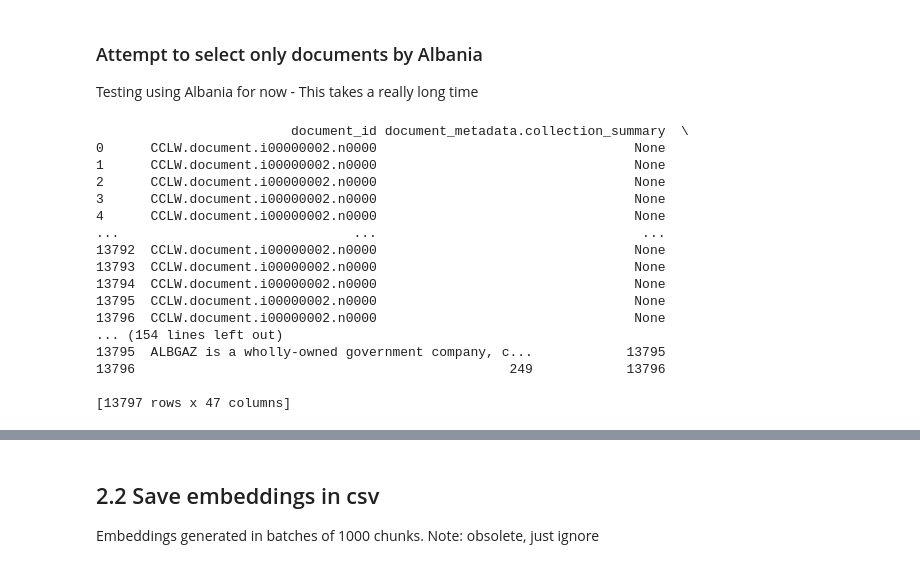
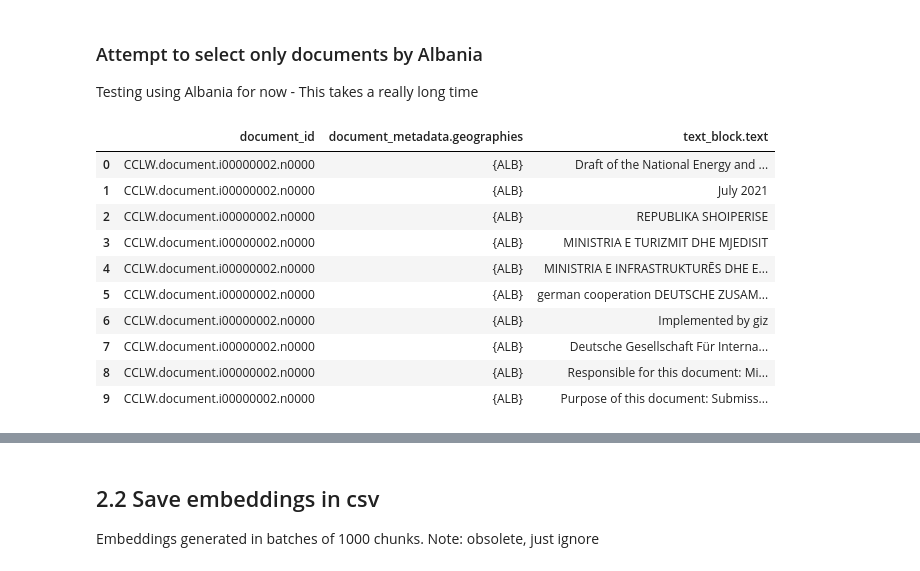
Before and after one commit to lse-ds205/rag-fact-sheets, a Jupyter notebook: NB01-Create-Embeddings.ipynb, the cells around one changed output, grey strips where cells are left out. Cells and saved outputs as stored; diff of their text form; code cells hidden in the pictures.

```diff
--- a/NB01-Create-Embeddings.ipynb
+++ b/NB01-Create-Embeddings.ipynb
@@ -179,23 +179,17 @@ geos = df["document_metadata.geographies"]
 filter = ["ALB" in str(x) for x in tqdm(geos, desc="Filtering for ALB")]
 alb_chunks = df[filter]
 # %%
-print(alb_chunks)
+alb_chunks[["document_id", "document_metadata.geographies", "text_block.text"]].head(10)
 # %% [output]
-                         document_id document_metadata.collection_summary  \
-0      CCLW.document.i00000002.n0000                                 None
-1      CCLW.document.i00000002.n0000                                 None
-2      CCLW.document.i00000002.n0000                                 None
-3      CCLW.document.i00000002.n0000                                 None
-4      CCLW.document.i00000002.n0000                                 None
-...                              ...                                  ...
-13792  CCLW.document.i00000002.n0000                                 None
-13793  CCLW.document.i00000002.n0000                                 None
-13794  CCLW.document.i00000002.n0000                                 None
-13795  CCLW.document.i00000002.n0000                                 None
-13796  CCLW.document.i00000002.n0000                                 None
-... (154 lines left out)
-13795  ALBGAZ is a wholly-owned government company, c...            13795
-13796                                                249            13796
-
-[13797 rows x 47 columns]
+|  | document_id | document_metadata.geographies | text_block.text |
+| 0 | CCLW.document.i00000002.n0000 | {ALB} | Draft of the National Energy and ... |
+| 1 | CCLW.document.i00000002.n0000 | {ALB} | July 2021 |
+| 2 | CCLW.document.i00000002.n0000 | {ALB} | REPUBLIKA SHOIPERISE |
+| 3 | CCLW.document.i00000002.n0000 | {ALB} | MINISTRIA E TURIZMIT DHE MJEDISIT |
+| 4 | CCLW.document.i00000002.n0000 | {ALB} | MINISTRIA E INFRASTRUKTURĒS DHE E... |
+| 5 | CCLW.document.i00000002.n0000 | {ALB} | german cooperation DEUTSCHE ZUSAM... |
+| 6 | CCLW.document.i00000002.n0000 | {ALB} | Implemented by giz |
+| 7 | CCLW.document.i00000002.n0000 | {ALB} | Deutsche Gesellschaft Für Interna... |
+| 8 | CCLW.document.i00000002.n0000 | {ALB} | Responsible for this document: Mi... |
+| 9 | CCLW.document.i00000002.n0000 | {ALB} | Purpose of this document: Submiss... |
 # %%
```
Also changed, not shown: parts of 5 cells of this notebook.
